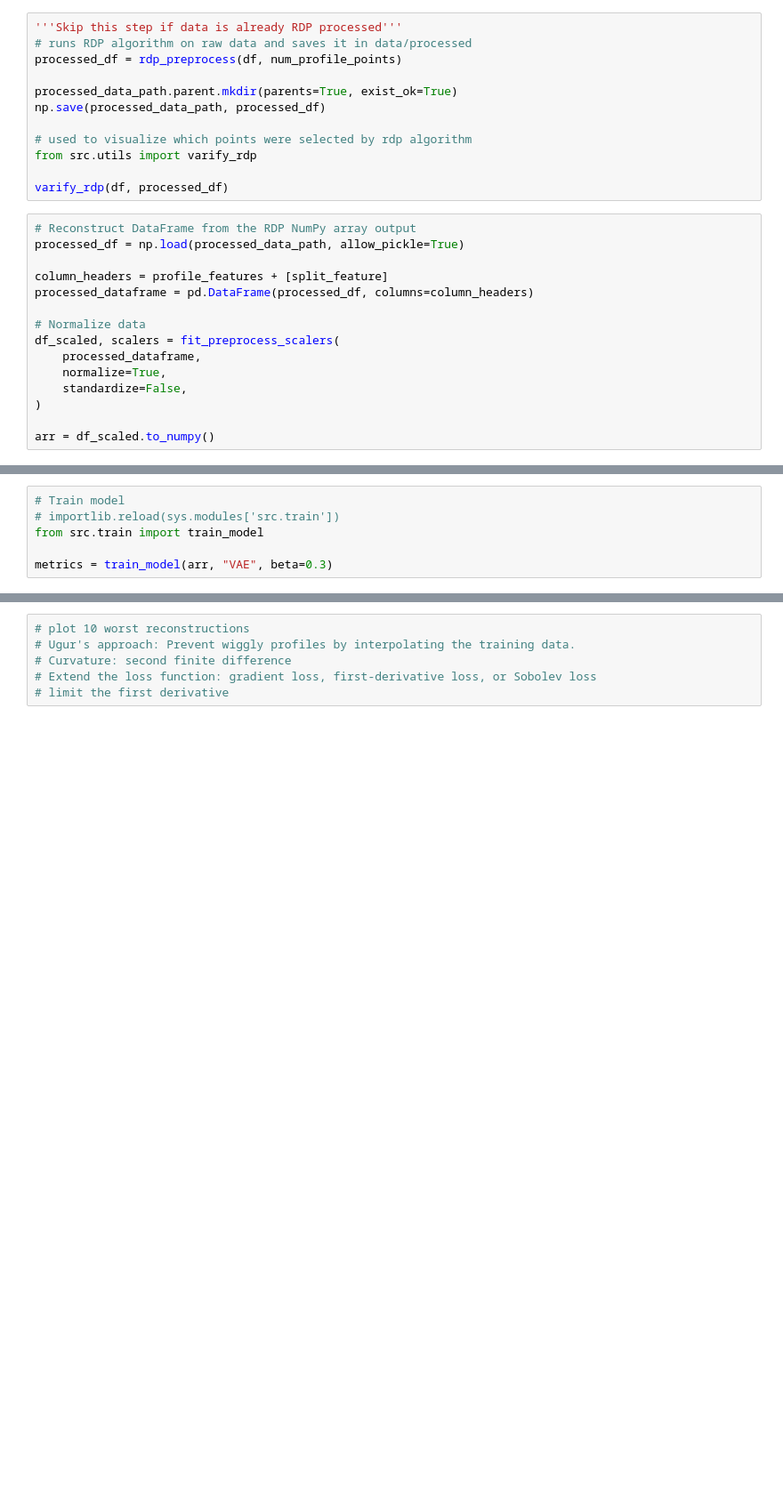
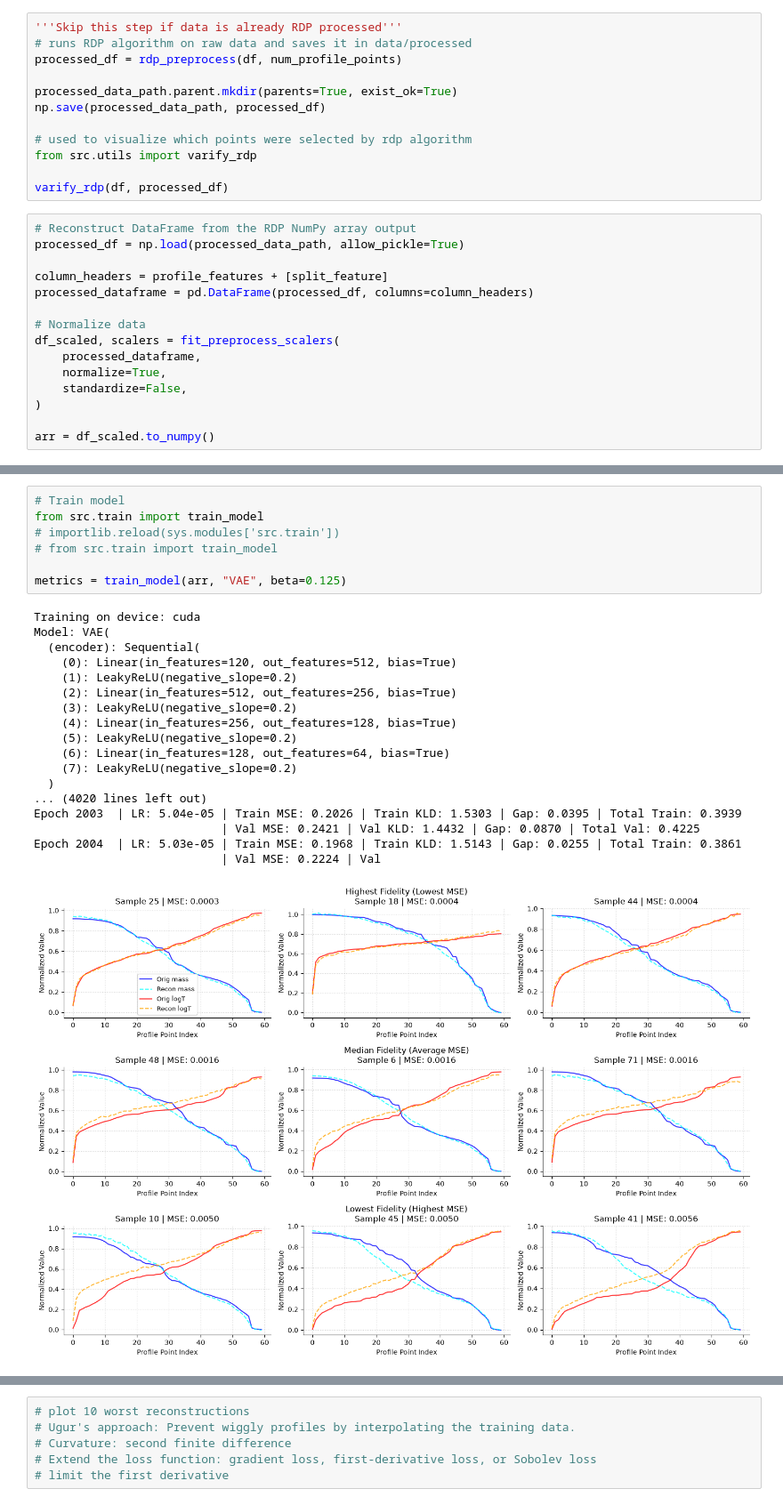
Before and after one commit to phanphaze/Stars_VAE, a Jupyter notebook: notebooks/notebook.ipynb, the cells around one changed output, grey strips where cells are left out. Shown at 89% size. Drawn from its saved outputs; the diff is of its cells as text; blank space fills up the shorter version.

```diff
--- a/notebooks/notebook.ipynb
+++ b/notebooks/notebook.ipynb
@@ -128,9 +114,29 @@ Optimal Val KLD: 1.2153
 # %%
 # Train model
+from src.train import train_model
 # importlib.reload(sys.modules['src.train'])
-from src.train import train_model
+# from src.train import train_model
 
-metrics = train_model(arr, "VAE", beta=0.3)
+metrics = train_model(arr, "VAE", beta=0.125)
+# %% [output]
+Training on device: cuda
+Model: VAE(
+  (encoder): Sequential(
+    (0): Linear(in_features=120, out_features=512, bias=True)
+    (1): LeakyReLU(negative_slope=0.2)
+    (2): Linear(in_features=512, out_features=256, bias=True)
+    (3): LeakyReLU(negative_slope=0.2)
+    (4): Linear(in_features=256, out_features=128, bias=True)
+    (5): LeakyReLU(negative_slope=0.2)
+    (6): Linear(in_features=128, out_features=64, bias=True)
+    (7): LeakyReLU(negative_slope=0.2)
+  )
+... (4020 lines left out)
+Epoch 2003  | LR: 5.04e-05 | Train MSE: 0.2026 | Train KLD: 1.5303 | Gap: 0.0395 | Total Train: 0.3939
+                           | Val MSE: 0.2421 | Val KLD: 1.4432 | Gap: 0.0870 | Total Val: 0.4225
+Epoch 2004  | LR: 5.03e-05 | Train MSE: 0.1968 | Train KLD: 1.5143 | Gap: 0.0255 | Total Train: 0.3861
+                           | Val MSE: 0.2224 | Val
+[figure, added]
 # %%
 # Display the loss curve
 # importlib.reload(sys.modules['src.utils'])
```
Also changed, not shown: parts of 5 cells of this notebook, 4 other files.
